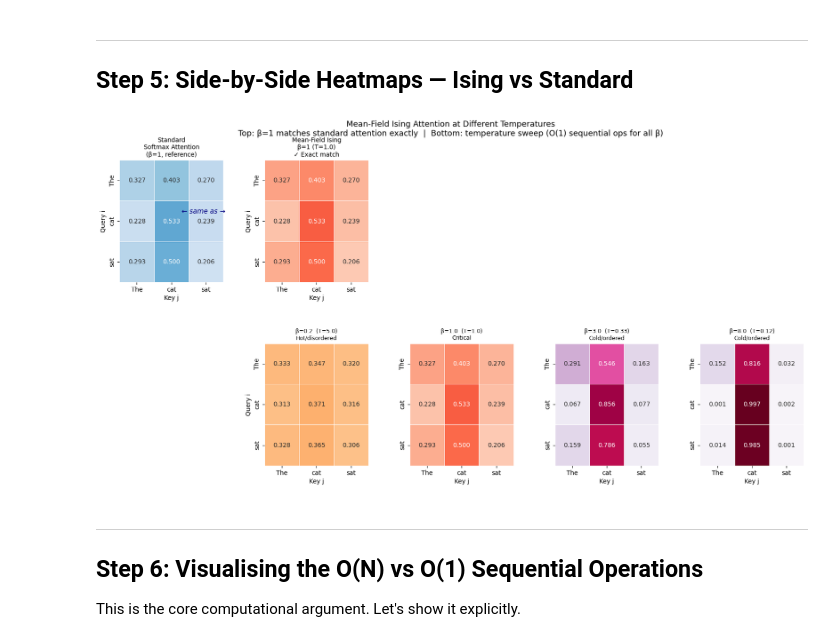
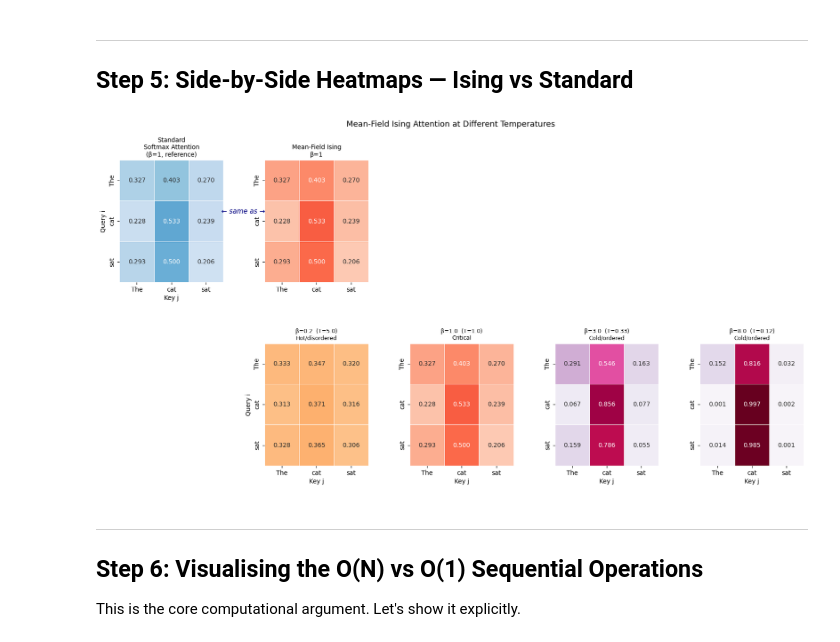
Before and after one commit to lehar-joshi/Icsc-2026, a Jupyter notebook: ising_meanfield_attention.ipynb, the cells around one changed output. Drawn from its saved outputs; the diff is of its cells as text; code cells hidden in the pictures.

```diff
--- a/ising_meanfield_attention.ipynb
+++ b/ising_meanfield_attention.ipynb
@@ -349,41 +349,41 @@ sns.heatmap(A_std, annot=True, fmt='.3f', cmap='Blues',
             linewidths=0.5, ax=ax_std, vmin=0, vmax=1, cbar=False)
 ax_std.set_title('Standard\nSoftmax Attention\n(β=1, reference)', fontsize=10)
 ax_std.set_xlabel('Key j'); ax_std.set_ylabel('Query i')
 
 # Add arrow
-fig.text(0.25, 0.75, '← same as →', ha='center', va='center',
+fig.text(0.265, 0.75, '← same as →', ha='center', va='center',
          fontsize=11, color='navy', style='italic')
 
 # Top row: mean-field Ising at β=1
 ax_mf1 = fig.add_subplot(gs[0, 1])
 A_tmp, _, _, _ = mean_field_ising_attention(Q, K, V, beta=1.0)
 sns.heatmap(A_tmp, annot=True, fmt='.3f', cmap='Reds',
             xticklabels=tokens, yticklabels=tokens,
             linewidths=0.5, ax=ax_mf1, vmin=0, vmax=1, cbar=False)
-ax_mf1.set_title('Mean-Field Ising\nβ=1 (T=1.0)\n✓ Exact match', fontsize=10)
-ax_mf1.set_xlabel('Key j'); ax_mf1.set_ylabel('Query i')
+ax_mf1.set_title('Mean-Field Ising\nβ=1', fontsize=10)
+#ax_mf1.set_xlabel('Key j'); ax_mf1.set_ylabel('Query i')
 
 # Bottom row: β sweep
 for col, b in enumerate(betas):
     ax = fig.add_subplot(gs[1, col+1])
     A_tmp, _, _, _ = mean_field_ising_attention(Q, K, V, beta=b)
     T = round(1/b, 2)
     cmap = 'Oranges' if b < 1 else ('Reds' if b == 1 else 'PuRd')
     sns.heatmap(A_tmp, annot=True, fmt='.3f', cmap=cmap,
                 xticklabels=tokens, yticklabels=tokens,
                 linewidths=0.5, ax=ax, vmin=0, vmax=1, cbar=False)
     phase = 'Hot/disordered' if b < 1 else ('Critical' if b == 1 else 'Cold/ordered')
     ax.set_title(f'β={b}  (T={T})\n{phase}', fontsize=9)
     ax.set_xlabel('Key j')
     if col == 0: ax.set_ylabel('Query i')
 
-fig.suptitle('Mean-Field Ising Attention at Different Temperatures\n'
-             'Top: β=1 matches standard attention exactly  |  '
-             'Bottom: temperature sweep (O(1) sequential ops for all β)',
-             fontsize=13)
+fig.suptitle('Mean-Field Ising Attention at Different Temperatures'
+             #'Top: β=1 matches standard attention exactly  |  '
+             #'Bottom: temperature sweep (O(1) sequential ops for all β)',
+             ,fontsize=13)
 plt.show()
 # %% [output]
-[figure, old version]
+[figure, new version]
 # %% [markdown]
 ---
 ## Step 6: Visualising the O(N) vs O(1) Sequential Operations
```
Also changed, not shown: 1 other file.
